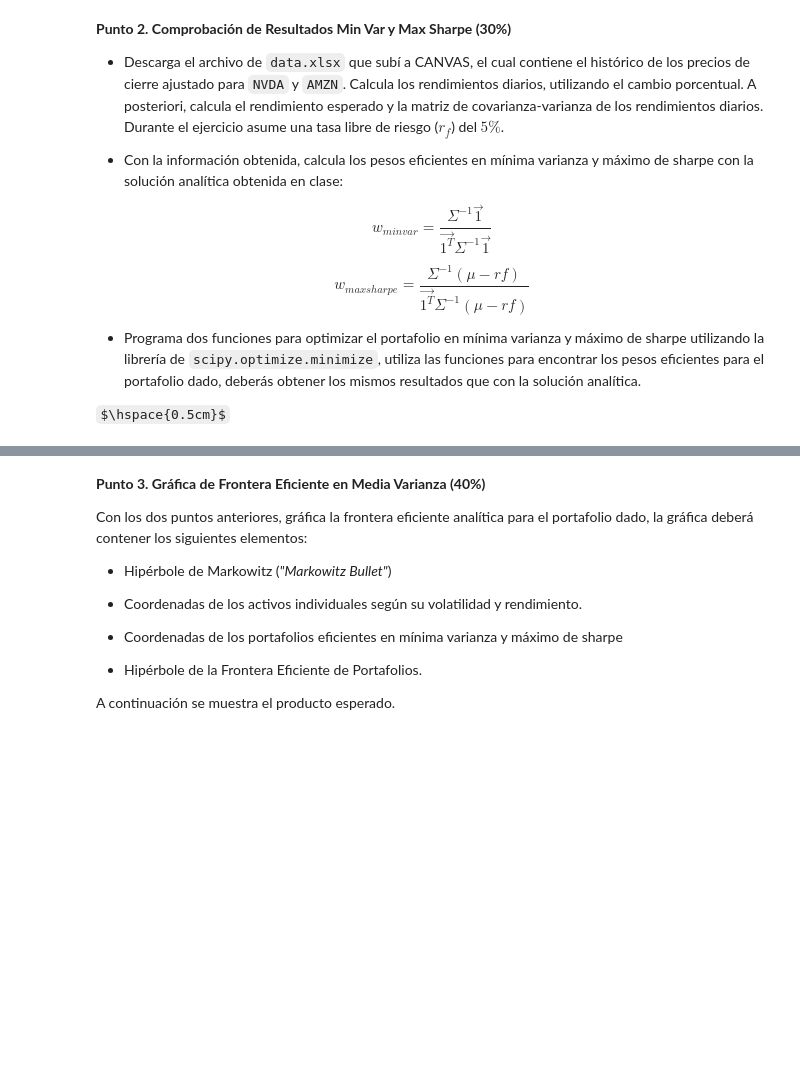
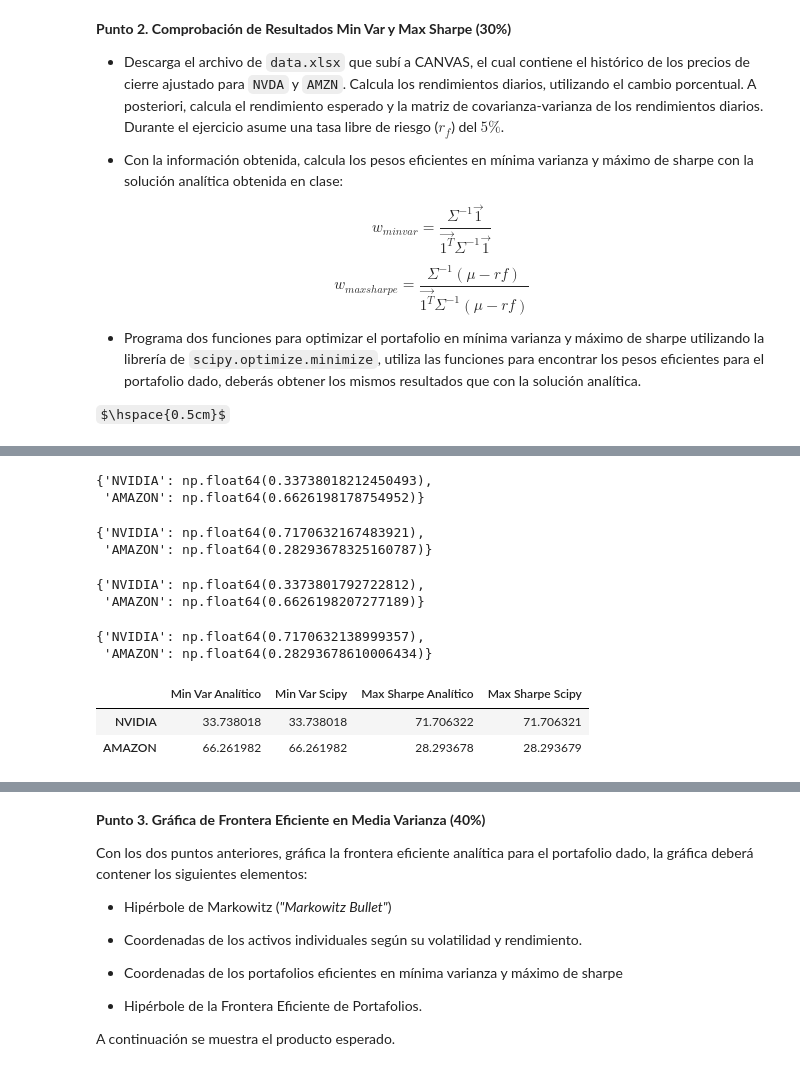
Before and after one commit to Mafergomezf/PORTAFOLIOS-DE-INVERSION, a Jupyter notebook: Modulo-2/Act_Opt_Port_Analytical.ipynb, the cells around one changed output, grey strips where cells are left out. Drawn from its saved outputs; the diff is of its cells as text; code cells hidden in the pictures; some formulas as TeX source; blank space fills up the shorter version.

```diff
--- a/Modulo-2/Act_Opt_Port_Analytical.ipynb
+++ b/Modulo-2/Act_Opt_Port_Analytical.ipynb
@@ -312,0 +377,17 @@ $\hspace{0.5cm}$
+# %%
+# Solución analítica Min Var
+inv_cov=np.linalg.inv(cov)
+ones=np.ones(len(prices.columns))
+
+w_min_var_analytical=(inv_cov @ ones)/(ones.T @ inv_cov @ ones)
+dict(zip(prices.columns,w_min_var_analytical))
+# %% [output]
+{'NVIDIA': np.float64(0.33738018212450493),
+ 'AMAZON': np.float64(0.6626198178754952)}
+# %%
+# Solución analítica Max Sharpe
+w_max_sharpe_analytical=(inv_cov @ (mean-rf))/(ones.T @ inv_cov @ (mean-rf))
+dict(zip(prices.columns,w_max_sharpe_analytical))
+# %% [output]
+{'NVIDIA': np.float64(0.7170632167483921),
+ 'AMAZON': np.float64(0.28293678325160787)}
@@ -312,0 +422,56 @@ $\hspace{0.5cm}$
+# %%
+# Verificar resultados de la función
+w_min_var=opt_min_var(prices)
+dict(zip(prices.columns,w_min_var))
+# %% [output]
+{'NVIDIA': np.float64(0.3373801792722812),
+ 'AMAZON': np.float64(0.6626198207277189)}
+# %%
+def opt_max_sharpe(price: pd.DataFrame, rf: float):
+
+    # Inputs
+    rets = price.pct_change().dropna()
+    cov = rets.cov()
+    mu = rets.mean()
+
+    # Funcion
+    sharpe = lambda w: -((sum(w*mu)-rf)/np.sqrt(w.T@cov@w))
+
+    # Restricciones
+    restr = lambda w: sum(w) - 1
+
+    # Valor Inicial
+    n_assets = len(price.columns)
+    w_0 = np.ones(n_assets) / n_assets
+
+    # tol
+    tol = 1e-32
+
+    # Rangos
+    rangos = [(0,1)] * n_assets
+
+    # optimización
+    results = minimize(fun=sharpe,x0=w_0,bounds=rangos,constraints={'fun': restr, 'type': 'eq'},tol=tol)
+
+    return results.x
+# %%
+# Obtener los pesos
+w_max_sharpe=opt_max_sharpe(prices, 0.05/252)
+dict(zip(prices.columns, w_max_sharpe))
+# %% [output]
+{'NVIDIA': np.float64(0.7170632138999357),
+ 'AMAZON': np.float64(0.28293678610006434)}
+# %%
+# Comparar resultados
+comparacion=pd.DataFrame({
+    'Min Var Analítico':w_min_var_analytical*100,
+    'Min Var Scipy':w_min_var*100,
+    'Max Sharpe Analítico':w_max_sharpe_analytical*100,
+    'Max Sharpe Scipy':w_max_sharpe*100
+},index=prices.columns)
+
+comparacion
+# %% [output]
+|  | Min Var Analítico | Min Var Scipy | Max Sharpe Analítico | Max Sharpe Scipy |
+| NVIDIA | 33.738018 | 33.738018 | 71.706322 | 71.706321 |
+| AMAZON | 66.261982 | 66.261982 | 28.293678 | 28.293679 |
```
Also changed, not shown: parts of 13 cells of this notebook.
